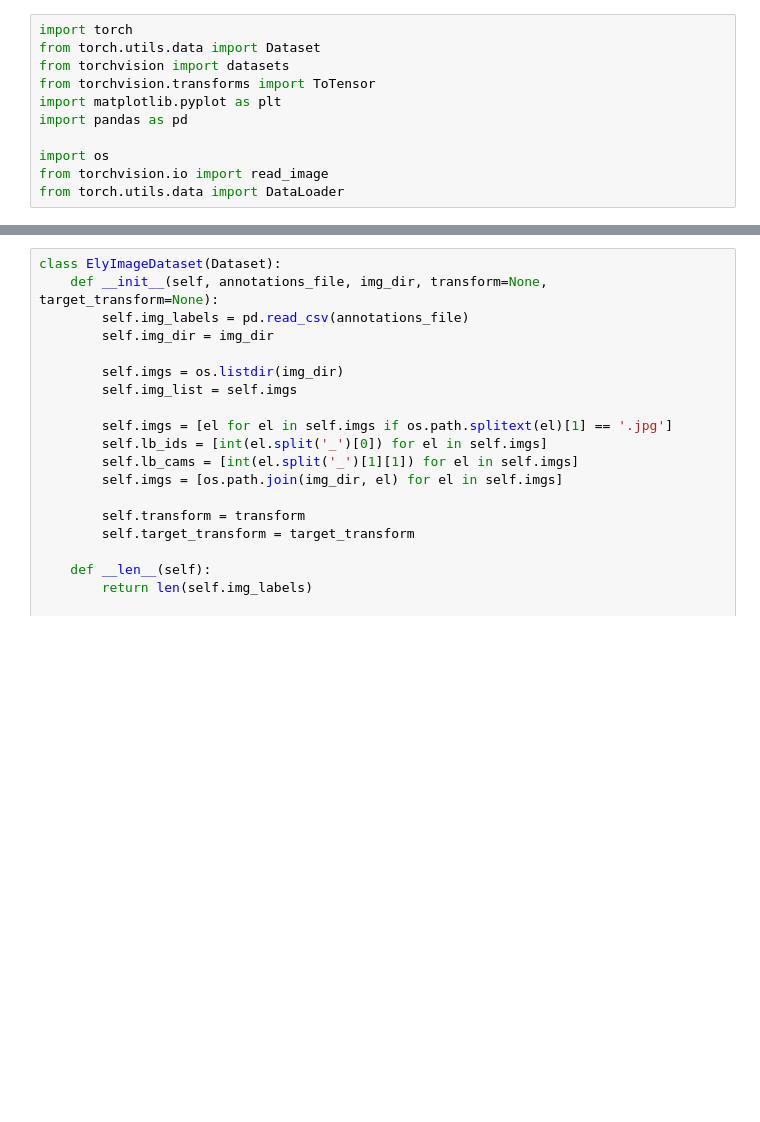
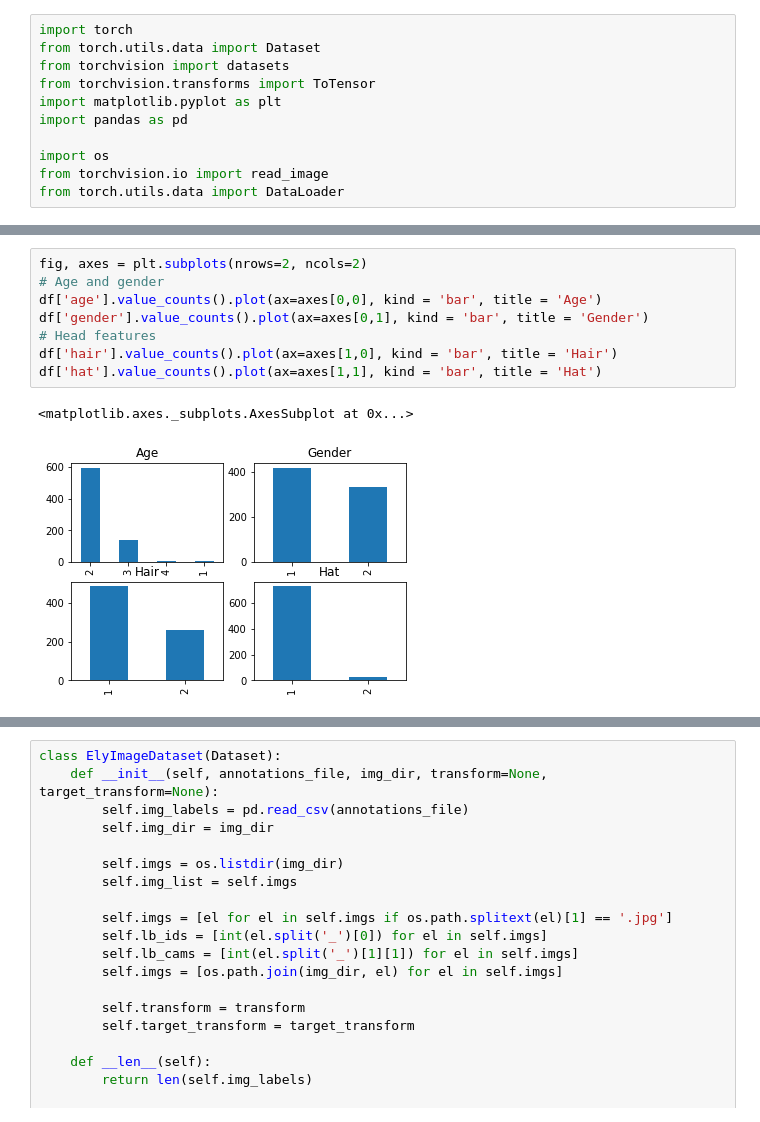
Before and after one commit to raffaelepojer/DeepLearningAssignment, a Jupyter notebook: luna.ipynb, the cells around one changed output, grey strips where cells are left out. Drawn from its saved outputs; the diff is of its cells as text; blank space fills up the shorter version.

```diff
--- a/luna.ipynb
+++ b/luna.ipynb
@@ -33,0 +36,11 @@ tmp
+# %%
+fig, axes = plt.subplots(nrows=2, ncols=2)
+# Age and gender
+df['age'].value_counts().plot(ax=axes[0,0], kind = 'bar', title = 'Age')
+df['gender'].value_counts().plot(ax=axes[0,1], kind = 'bar', title = 'Gender')
+# Head features
+df['hair'].value_counts().plot(ax=axes[1,0], kind = 'bar', title = 'Hair')
+df['hat'].value_counts().plot(ax=axes[1,1], kind = 'bar', title = 'Hat')
+# %% [output]
+<matplotlib.axes._subplots.AxesSubplot at 0x...>
+[figure, added]
```
Also changed, not shown: parts of 8 cells of this notebook.
